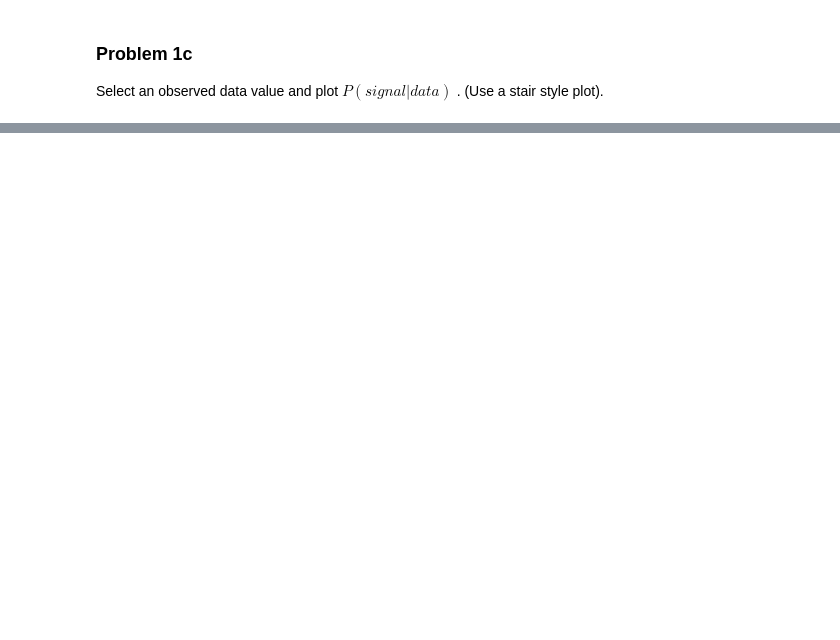
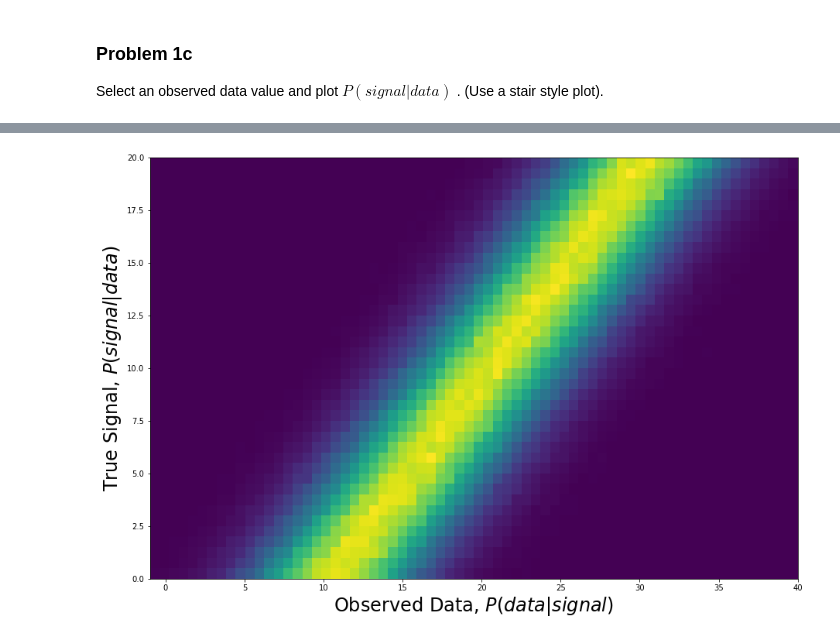
Before and after one commit to MinniVan/PHYS-434, a Jupyter notebook: homework-5.ipynb, the cells around one changed output, grey strips where cells are left out. Saved outputs shown, nothing was run; the diff lists cells and outputs as text; code cells hidden in the pictures; blank space fills up the shorter version.

```diff
--- a/homework-5.ipynb
+++ b/homework-5.ipynb
@@ -82,0 +98,19 @@ plt.show()
+# %%
+# adding signal to background to create fake data readings
+data2 = background2 + fake_signal
+
+signal_edges2 = np.linspace(0,20,41)
+data_edges2 = np.linspace(-1,40,69)
+
+Psd2, temp3, temp4= np.histogram2d(data2,fake_signal, bins=[data_edges2,signal_edges2], density=True)
+
+data_centers2 = (data_edges2[:-1] + data_edges2[1:]) / 2
+signal_centers2 = (signal_edges2[:-1] + signal_edges2[1:]) / 2
+
+
+plt.pcolormesh(data_centers2,signal_centers2,Psd2.T,shading='auto')
+plt.ylabel('True Signal, $P(signal|data)$', fontsize = 24)
+plt.xlabel('Observed Data, $P(data|signal)$', fontsize = 24)
+plt.show()
+# %% [output]
+[figure, added]
```
Also changed, not shown: parts of 10 cells of this notebook.
